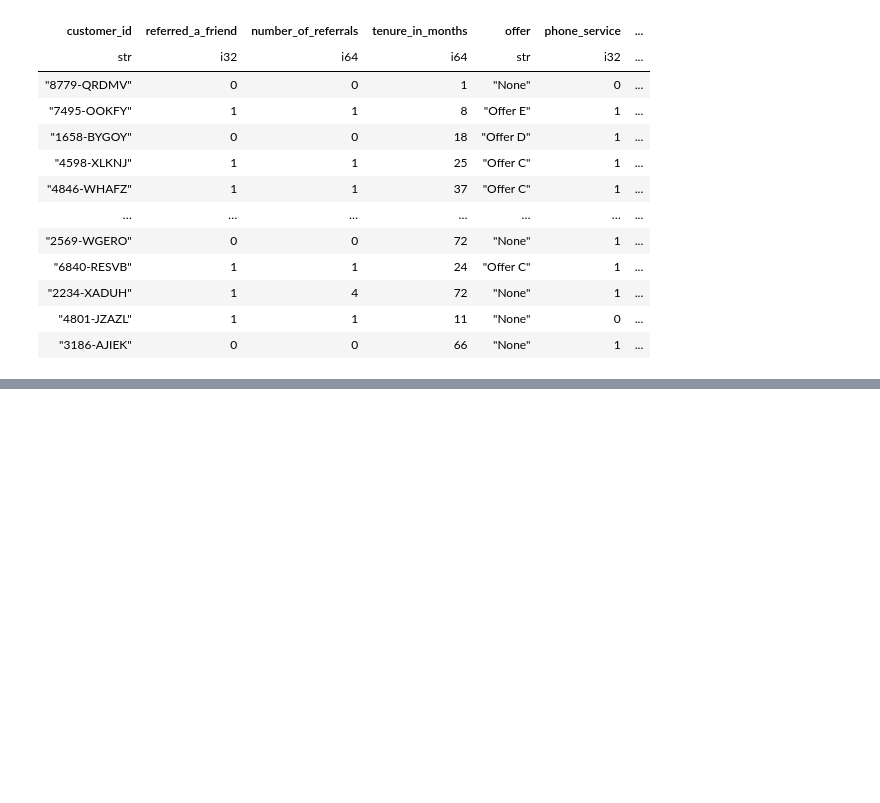
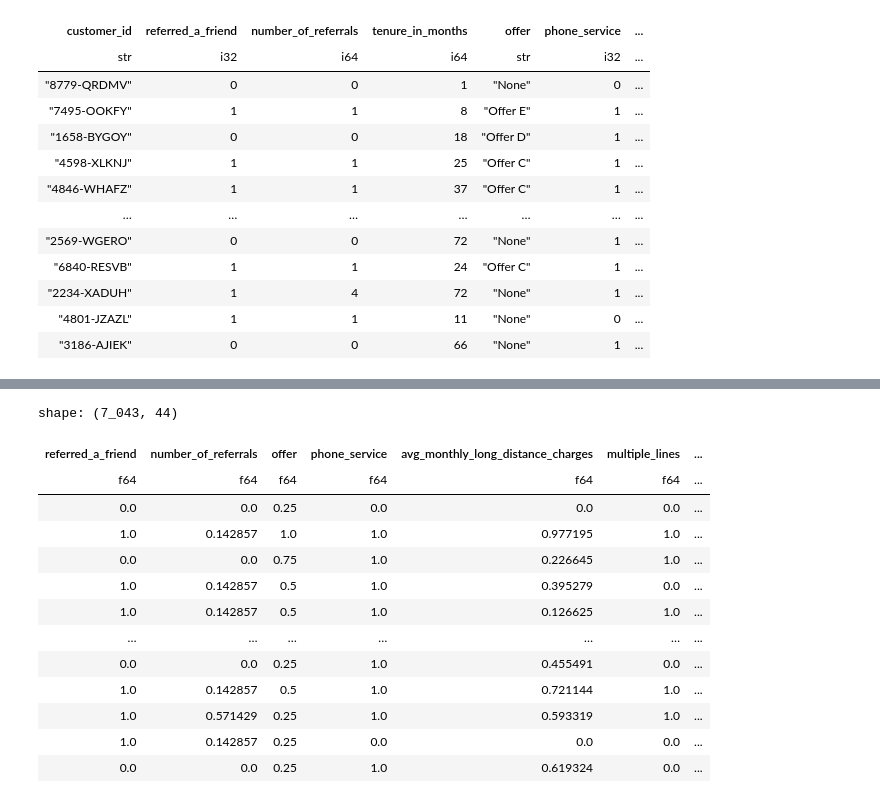
Before and after one commit to dalmeida64/NOVAIMS_EDSB25_30, a Jupyter notebook: src/EDA/eda_merge_files.ipynb, the cells around one changed output, grey strips where cells are left out. Saved outputs shown, nothing was run; the diff lists cells and outputs as text; code cells hidden in the pictures; blank space fills up the shorter version.

```diff
--- a/src/EDA/eda_merge_files.ipynb
+++ b/src/EDA/eda_merge_files.ipynb
@@ -518,0 +651,7 @@ churn_reason
+# %%
+df_scaled = df.with_columns([
+    ((pl.col(c) - df.select(pl.col(c).min()).item()) /
+     (df.select(pl.col(c).max()).item() - df.select(pl.col(c).min()).item()))
+    .alias(f"{c}")
+    for c in df.columns
+])
@@ -518,0 +678,17 @@ churn_reason
+# %%
+df_scaled
+# %% [output]
+shape: (7_043, 44)
+| referred_a_friend | number_of_referrals | offer | phone_service | avg_monthly_long_distance_charges | multiple_lines | ... |
+| f64 | f64 | f64 | f64 | f64 | f64 | ... |
+| 0.0 | 0.0 | 0.25 | 0.0 | 0.0 | 0.0 | ... |
+| 1.0 | 0.142857 | 1.0 | 1.0 | 0.977195 | 1.0 | ... |
+| 0.0 | 0.0 | 0.75 | 1.0 | 0.226645 | 1.0 | ... |
+| 1.0 | 0.142857 | 0.5 | 1.0 | 0.395279 | 0.0 | ... |
+| 1.0 | 0.142857 | 0.5 | 1.0 | 0.126625 | 1.0 | ... |
+| … | … | … | … | … | … | ... |
+| 0.0 | 0.0 | 0.25 | 1.0 | 0.455491 | 0.0 | ... |
+| 1.0 | 0.142857 | 0.5 | 1.0 | 0.721144 | 1.0 | ... |
+| 1.0 | 0.571429 | 0.25 | 1.0 | 0.593319 | 1.0 | ... |
+| 1.0 | 0.142857 | 0.25 | 0.0 | 0.0 | 0.0 | ... |
+| 0.0 | 0.0 | 0.25 | 1.0 | 0.619324 | 0.0 | ... |
```
Also changed, not shown: parts of 27 cells of this notebook.
